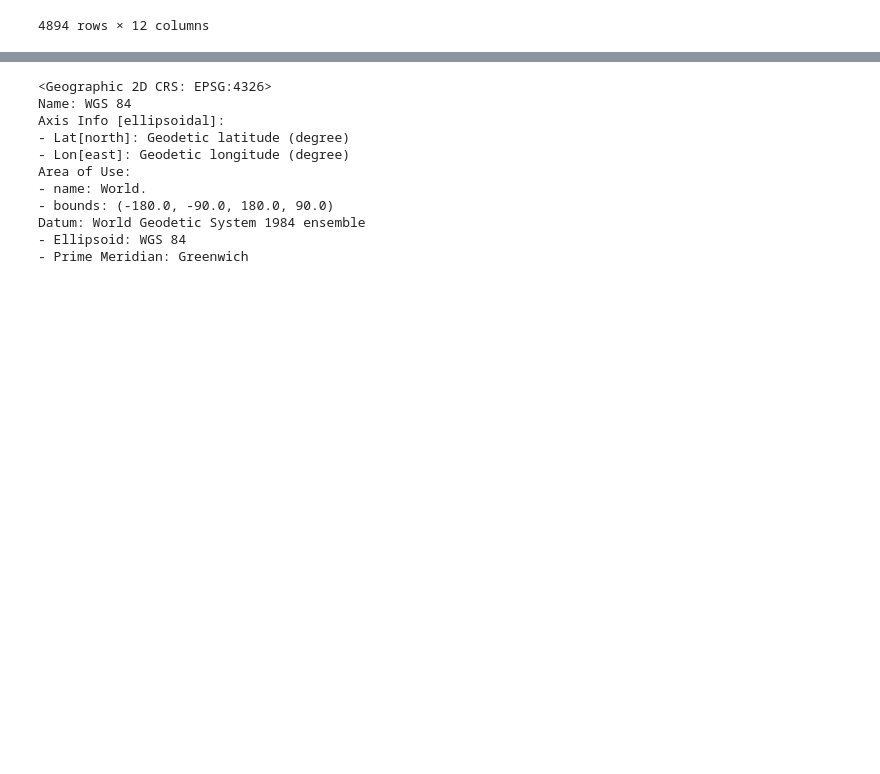
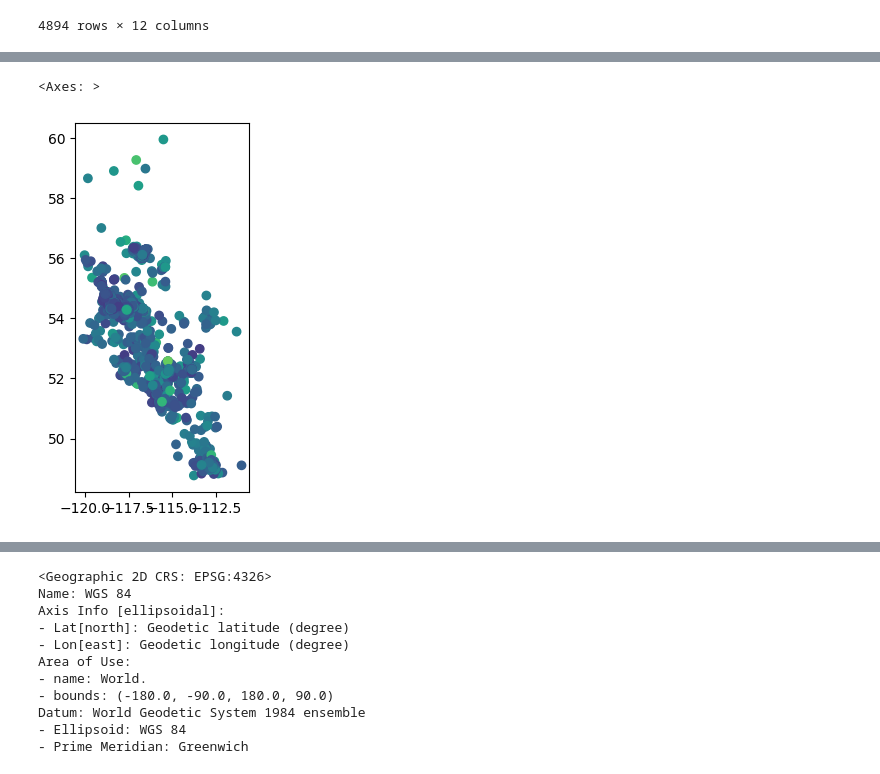
Before and after one commit to katherinewest/2024-redevelop, a Jupyter notebook: main.ipynb, the cells around one changed output, grey strips where cells are left out. Drawn from its saved outputs; the diff is of its cells as text; code cells hidden in the pictures; blank space fills up the shorter version.

```diff
--- a/main.ipynb
+++ b/main.ipynb
@@ -301,0 +250,13 @@ ab_temps_gdf_100c
+# %%
+# code adapted from https://dbfread.readthedocs.io/en/latest/exporting_data.html#pandas-data-frames
+"""
+Load content of a DBF file into a Pandas data frame.
+
+The iter() is required because Pandas doesn't detect that the DBF
+object is iterable.
+"""
+
+
+dbf = DBF('earthquake-data.shp/earthquake-data.dbf')
+ab_earthquakes_df = pd.DataFrame(iter(dbf))
+ab_earthquakes_gdf = gpd.GeoDataFrame(ab_earthquakes_df, geometry=gpd.points_from_xy(ab_earthquakes_df["LON"], ab_earthquakes_df["LAT"]), crs="EPSG:4269")
@@ -302 +279,6 @@ ab_temps_gdf_100c
+# %%
+ab_earthquakes_gdf.plot(column="MAG")
+# %% [output]
+<Axes: >
+[figure, added]
 # %%
```
Also changed, not shown: parts of 52 cells of this notebook, 1 other file.
